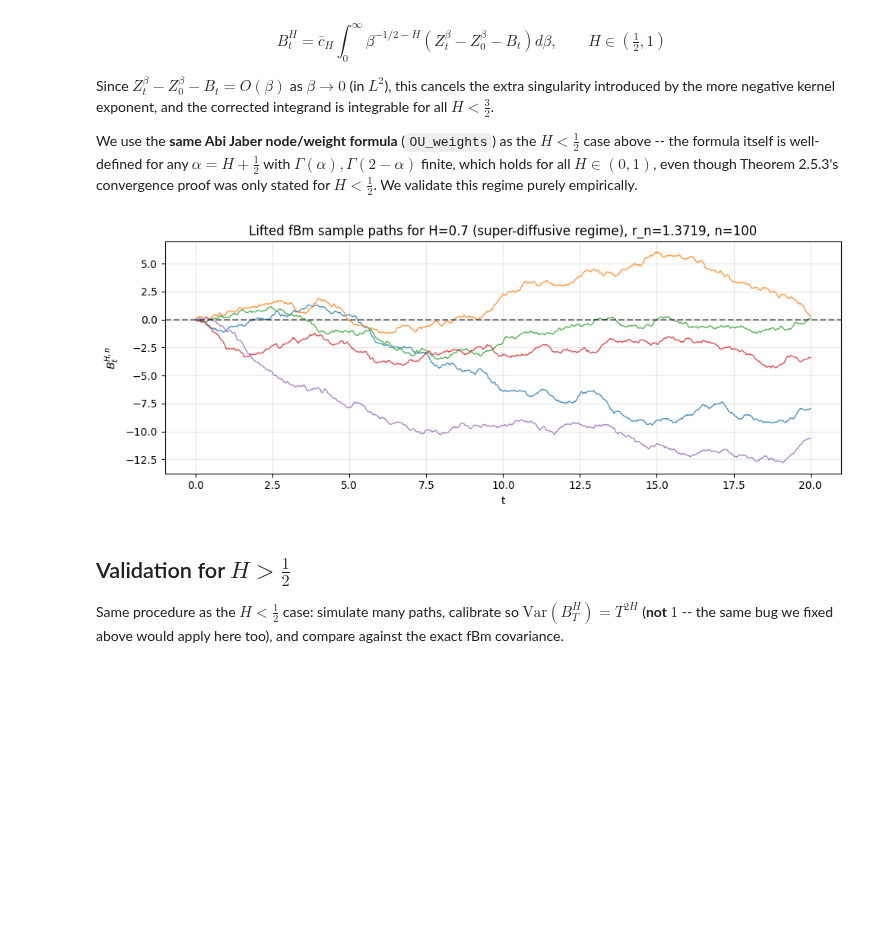
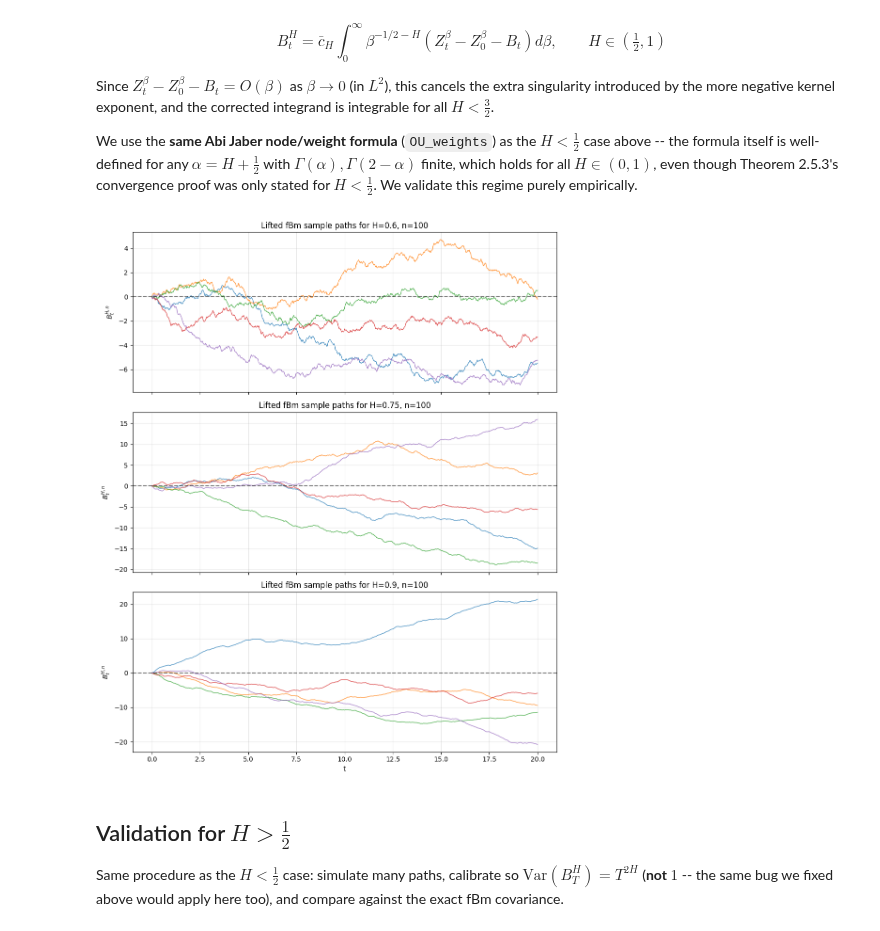
Before and after one commit to tom-rex/fBm_Carnegie_Implementation, a Jupyter notebook: OU_fBm_approx.ipynb, the cells around one changed output. Saved outputs shown, nothing was run; the diff lists cells and outputs as text; code cells hidden in the pictures; blank space fills up the shorter version.

```diff
--- a/OU_fBm_approx.ipynb
+++ b/OU_fBm_approx.ipynb
@@ -499,45 +562,48 @@ def simulate_OU_paths_with_drive(beta, T, n_steps, M, rng, stationary_start=True
     return Z_path, B_path
 
 
 def simulate_fBm_paths_gt_half(H, r, n, T, n_steps, M, rng):
     """
     Simulate M fBm sample paths for H > 1/2 using the regularized
     representation:
         B_t^{H,n} = sum_i w_i * (Z_t^{beta_i} - Z_0^{beta_i} - B_t)
     """
     beta, w = OU_weights(H, r, n)
     Z_path, B_path = simulate_OU_paths_with_drive(beta, T, n_steps, M, rng,
                                                    stationary_start=True)
     Z0 = Z_path[:, [0], :]
     corrected = Z_path - Z0 - B_path[:, :, None]
     return corrected @ w
 
 
 # ---------- Simulation parameters ----------
-H = 0.7
+H_values = [0.6, 0.75, 0.9]
 T = 20
 n_steps = 1000
 n = 100
-r = default_rn(n)
 M_paths = 5
 
 rng = np.random.default_rng(42)
 times = np.linspace(0, T, n_steps + 1)
 
-paths = simulate_fBm_paths_gt_half(H, r, n, T, n_steps, M_paths, rng)
+fig, axes = plt.subplots(len(H_values), 1, figsize=(10, 4 * len(H_values)), sharex=True)
 
-plt.figure(figsize=(10, 4))
-for m in range(M_paths):
-    plt.plot(times, paths[m], alpha=0.8, linewidth=1)
-plt.axhline(0, color='black', linestyle='--', alpha=0.5)
-plt.title(f"Lifted fBm sample paths for H={H} (super-diffusive regime), r_n={r:.4f}, n={n}")
-plt.xlabel('t')
-plt.ylabel('$B_t^{H,n}$')
-plt.grid(alpha=0.3)
+for ax, H in zip(axes, H_values):
+    r = default_rn(n)
+    paths = simulate_fBm_paths_gt_half(H, r, n, T, n_steps, M_paths, rng)
+
+    for m in range(M_paths):
+        ax.plot(times, paths[m], alpha=0.8, linewidth=1)
+    ax.axhline(0, color='black', linestyle='--', alpha=0.5)
+    ax.set_title(f"Lifted fBm sample paths for H={H}, n={n}")
+    ax.set_ylabel('$B_t^{H,n}$')
+    ax.grid(alpha=0.3)
+
+axes[-1].set_xlabel('t')
 plt.tight_layout()
 plt.show()
 # %% [output]
-[figure, old version]
+[figure, new version]
 # %% [markdown]
 ## Validation for $H > \frac12$
 
```
Also changed, not shown: parts of 10 cells of this notebook, 7 other files.
